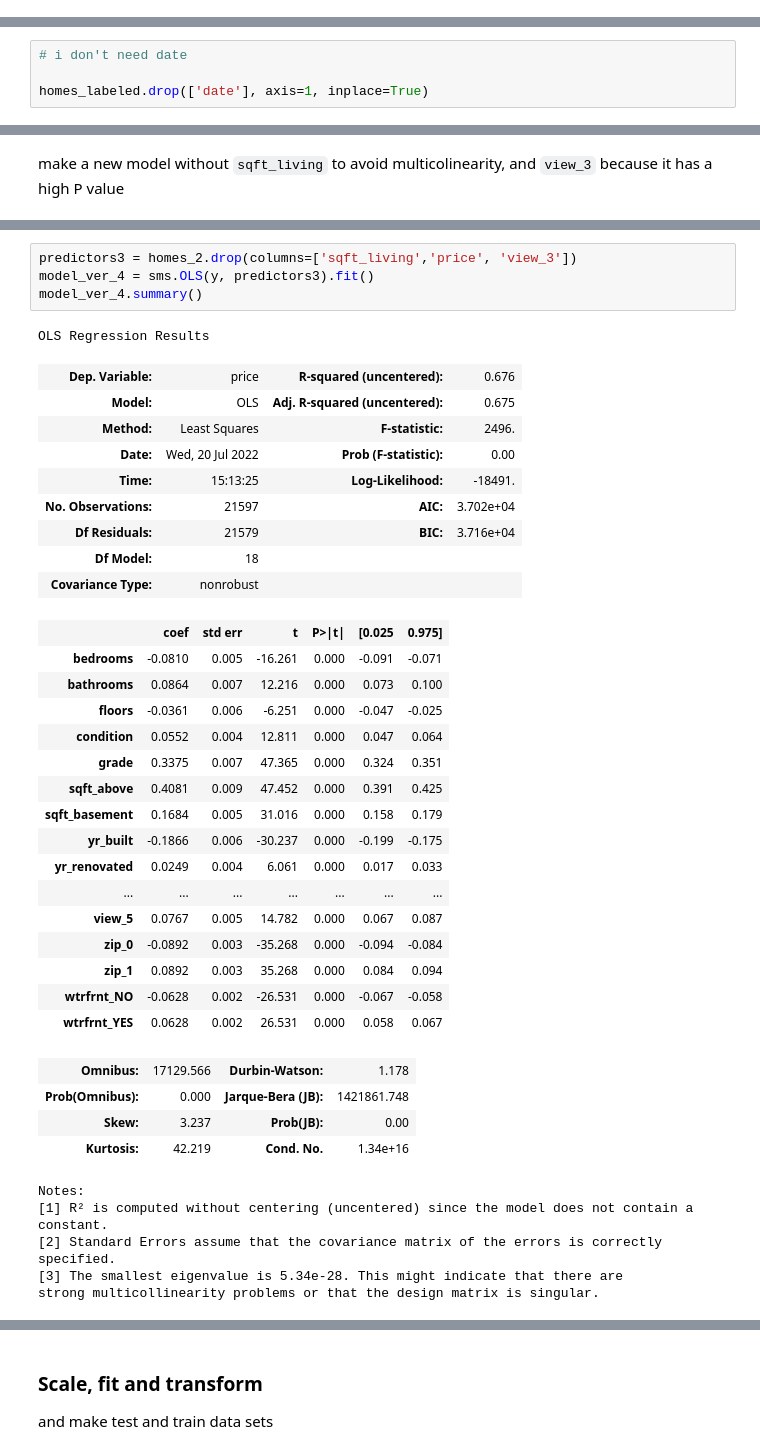
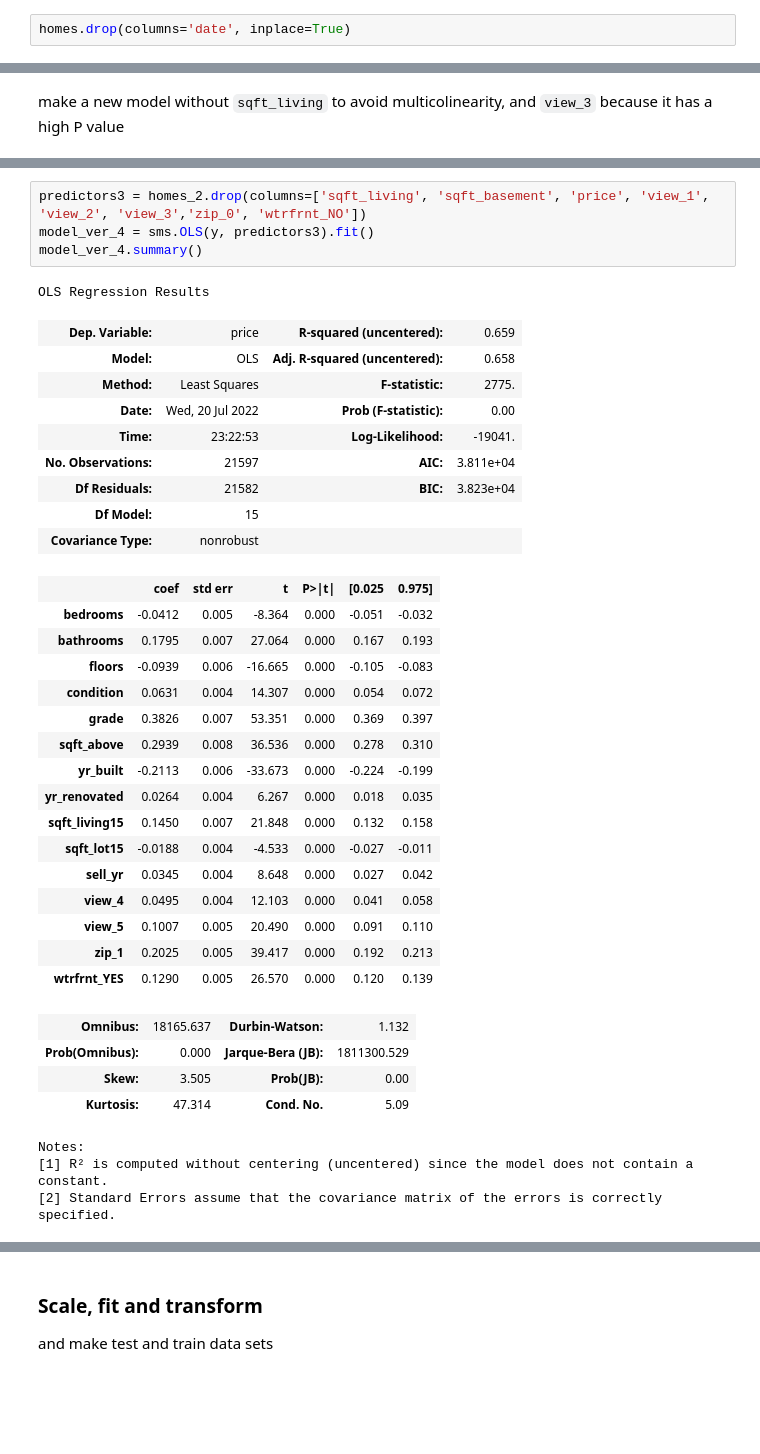
Before and after one commit to yonichanowitz/dsc-phase-2-project-v2-3, a Jupyter notebook: final.ipynb, the cells around one changed output, grey strips where cells are left out. Cells and saved outputs as stored; diff of their text form; blank space fills up the shorter version.

```diff
--- a/final.ipynb
+++ b/final.ipynb
@@ -170,6 +179,8 @@ homes['sell_yr'] = homes['date'].dt.year.astype(int)
 homes['sell_yr'].unique()
 # %% [output]
 array([2014, 2015])
+# %%
+homes.drop(columns='date', inplace=True)
 # %%
 # fill N/A values with zeros, and convert to int, just as a precaution
 homes['yr_renovated'] = homes['yr_renovated'].fillna(0).astype(int)
@@ -557,7 +536,3 @@ memory usage: 2.8 MB
-# %%
-# i don't need date
-
-homes_labeled.drop(['date'], axis=1, inplace=True)
 # %% [markdown]
 ### Make new formula, and new model
 
@@ -922,40 +951,38 @@ make a new model without `sqft_living` to avoid multicolinearity, and `view_3` b
 # %%
-predictors3 = homes_2.drop(columns=['sqft_living','price', 'view_3'])
+predictors3 = homes_2.drop(columns=['sqft_living', 'sqft_basement', 'price', 'view_1', 'view_2', 'view_3','zip_0', 'wtrfrnt_NO'])
 model_ver_4 = sms.OLS(y, predictors3).fit()
 model_ver_4.summary()
 # %% [output]
 OLS Regression Results
-| Dep. Variable: | price | R-squared (uncentered): | 0.676 |
-| Model: | OLS | Adj. R-squared (uncentered): | 0.675 |
-| Method: | Least Squares | F-statistic: | 2496. |
+| Dep. Variable: | price | R-squared (uncentered): | 0.659 |
+| Model: | OLS | Adj. R-squared (uncentered): | 0.658 |
+| Method: | Least Squares | F-statistic: | 2775. |
 | Date: | Wed, 20 Jul 2022 | Prob (F-statistic): | 0.00 |
-| Time: | 15:13:25 | Log-Likelihood: | -18491. |
-| No. Observations: | 21597 | AIC: | 3.702e+04 |
-| Df Residuals: | 21579 | BIC: | 3.716e+04 |
-| Df Model: | 18 |  |  |
+| Time: | 23:22:53 | Log-Likelihood: | -19041. |
+| No. Observations: | 21597 | AIC: | 3.811e+04 |
+| Df Residuals: | 21582 | BIC: | 3.823e+04 |
+| Df Model: | 15 |  |  |
 | Covariance Type: | nonrobust |  |  |
 |  | coef | std err | t | P>|t| | [0.025 | 0.975] |
-| bedrooms | -0.0810 | 0.005 | -16.261 | 0.000 | -0.091 | -0.071 |
-| bathrooms | 0.0864 | 0.007 | 12.216 | 0.000 | 0.073 | 0.100 |
-| floors | -0.0361 | 0.006 | -6.251 | 0.000 | -0.047 | -0.025 |
-| condition | 0.0552 | 0.004 | 12.811 | 0.000 | 0.047 | 0.064 |
-| grade | 0.3375 | 0.007 | 47.365 | 0.000 | 0.324 | 0.351 |
-| sqft_above | 0.4081 | 0.009 | 47.452 | 0.000 | 0.391 | 0.425 |
-| sqft_basement | 0.1684 | 0.005 | 31.016 | 0.000 | 0.158 | 0.179 |
-| yr_built | -0.1866 | 0.006 | -30.237 | 0.000 | -0.199 | -0.175 |
-| yr_renovated | 0.0249 | 0.004 | 6.061 | 0.000 | 0.017 | 0.033 |
-| ... | ... | ... | ... | ... | ... | ... |
-| view_5 | 0.0767 | 0.005 | 14.782 | 0.000 | 0.067 | 0.087 |
-| zip_0 | -0.0892 | 0.003 | -35.268 | 0.000 | -0.094 | -0.084 |
-| zip_1 | 0.0892 | 0.003 | 35.268 | 0.000 | 0.084 | 0.094 |
-| wtrfrnt_NO | -0.0628 | 0.002 | -26.531 | 0.000 | -0.067 | -0.058 |
-| wtrfrnt_YES | 0.0628 | 0.002 | 26.531 | 0.000 | 0.058 | 0.067 |
+| bedrooms | -0.0412 | 0.005 | -8.364 | 0.000 | -0.051 | -0.032 |
+| bathrooms | 0.1795 | 0.007 | 27.064 | 0.000 | 0.167 | 0.193 |
+| floors | -0.0939 | 0.006 | -16.665 | 0.000 | -0.105 | -0.083 |
+| condition | 0.0631 | 0.004 | 14.307 | 0.000 | 0.054 | 0.072 |
+| grade | 0.3826 | 0.007 | 53.351 | 0.000 | 0.369 | 0.397 |
+| sqft_above | 0.2939 | 0.008 | 36.536 | 0.000 | 0.278 | 0.310 |
+| yr_built | -0.2113 | 0.006 | -33.673 | 0.000 | -0.224 | -0.199 |
+| yr_renovated | 0.0264 | 0.004 | 6.267 | 0.000 | 0.018 | 0.035 |
+| sqft_living15 | 0.1450 | 0.007 | 21.848 | 0.000 | 0.132 | 0.158 |
+| sqft_lot15 | -0.0188 | 0.004 | -4.533 | 0.000 | -0.027 | -0.011 |
+| sell_yr | 0.0345 | 0.004 | 8.648 | 0.000 | 0.027 | 0.042 |
+| view_4 | 0.0495 | 0.004 | 12.103 | 0.000 | 0.041 | 0.058 |
+| view_5 | 0.1007 | 0.005 | 20.490 | 0.000 | 0.091 | 0.110 |
+| zip_1 | 0.2025 | 0.005 | 39.417 | 0.000 | 0.192 | 0.213 |
+| wtrfrnt_YES | 0.1290 | 0.005 | 26.570 | 0.000 | 0.120 | 0.139 |
-| Omnibus: | 17129.566 | Durbin-Watson: | 1.178 |
-| Prob(Omnibus): | 0.000 | Jarque-Bera (JB): | 1421861.748 |
-| Skew: | 3.237 | Prob(JB): | 0.00 |
-| Kurtosis: | 42.219 | Cond. No. | 1.34e+16 |
+| Omnibus: | 18165.637 | Durbin-Watson: | 1.132 |
+| Prob(Omnibus): | 0.000 | Jarque-Bera (JB): | 1811300.529 |
+| Skew: | 3.505 | Prob(JB): | 0.00 |
+| Kurtosis: | 47.314 | Cond. No. | 5.09 |
 Notes:
 [1] R² is computed without centering (uncentered) since the model does not contain a constant.
 [2] Standard Errors assume that the covariance matrix of the errors is correctly specified.
-[3] The smallest eigenvalue is 5.34e-28. This might indicate that there are
-strong multicollinearity problems or that the design matrix is singular.
```
Also changed, not shown: parts of 51 cells of this notebook, 2 other files.
